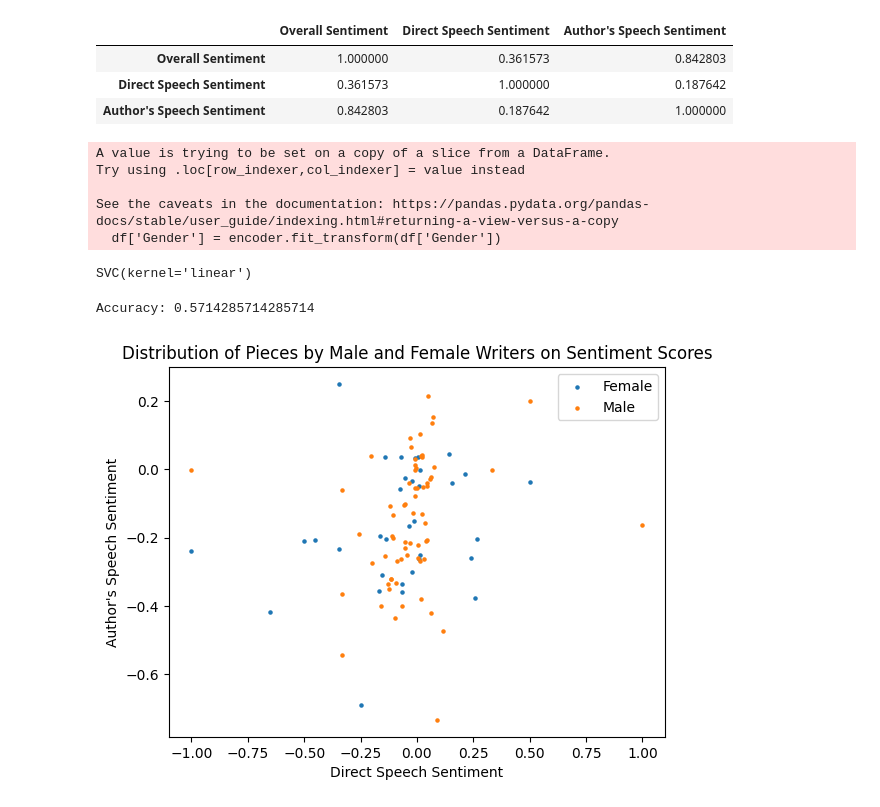
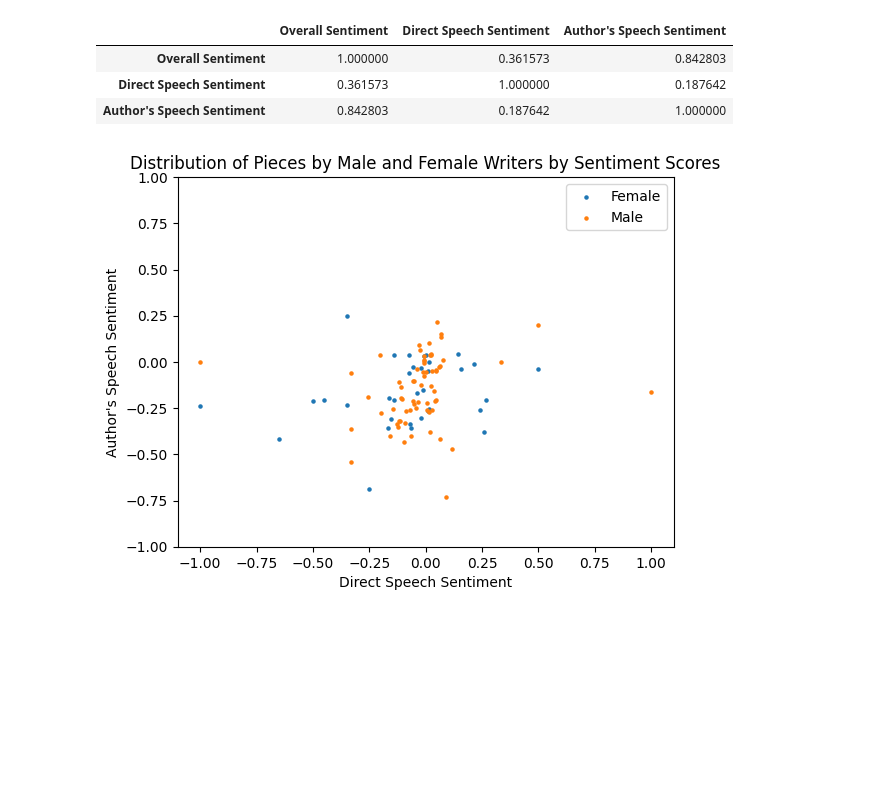
Before and after one commit to susurofu/Masculine-and-Feminine-Writing-in-Atomic-Bomb-Literature-A-Sentiment-Analysis-Approach, a Jupyter notebook: main.ipynb, the cells around one changed output. Drawn from its saved outputs; the diff is of its cells as text; code cells hidden in the pictures; blank space fills up the shorter version.

```diff
--- a/main.ipynb
+++ b/main.ipynb
@@ -155,11 +152,0 @@ df = data_set2[["Title", "Gender", "Overall Sentiment", "Direct Speech Sentiment
-# %%
-from sklearn.preprocessing import LabelEncoder
-
-encoder = LabelEncoder()
-df['Gender'] = encoder.fit_transform(df['Gender'])
-# %% [output]
-A value is trying to be set on a copy of a slice from a DataFrame.
-Try using .loc[row_indexer,col_indexer] = value instead
-
-See the caveats in the documentation: https://pandas.pydata.org/pandas-docs/stable/user_guide/indexing.html#returning-a-view-versus-a-copy
-  df['Gender'] = encoder.fit_transform(df['Gender'])
@@ -179,35 +153,18 @@ X_test_scaled = scaler.transform(X_test)
-# %%
-from sklearn.svm import SVC
-
-# Create and train the SVM classifier
-clf = SVC(kernel='linear')
-clf.fit(X_train_scaled, y_train)
-# %% [output]
-SVC(kernel='linear')
-# %%
-from sklearn.metrics import accuracy_score
-
-# Making predictions
-y_pred = clf.predict(X_test_scaled)
-
-# Evaluating the model
-print(f"Accuracy: {accuracy_score(y_test, y_pred)}")
-# %% [output]
-Accuracy: 0.5714285714285714
 # %%
 x_female = data_set2["Direct Speech Sentiment"][:34]
 x_male = data_set2["Direct Speech Sentiment"][34:]
 y_female = data_set2["Author's Speech Sentiment"][:34]
 y_male = data_set2["Author's Speech Sentiment"][34:]
 
 plt.scatter(x_female, y_female, label='Female', s=5)
 plt.scatter(x_male, y_male, label='Male', s=5)
-
+plt.yticks([-1, -0.75, -0.5, -0.25, 0, 0.25, 0.5, 0.75, 1])
+plt.xticks([-1, -0.75, -0.5, -0.25, 0, 0.25, 0.5, 0.75, 1])
 plt.legend()
-plt.title('Distribution of Pieces by Male and Female Writers on Sentiment Scores')
+plt.title('Distribution of Pieces by Male and Female Writers by Sentiment Scores')
 plt.xlabel('Direct Speech Sentiment')
 plt.ylabel("Author's Speech Sentiment")
-
+plt.savefig("data\\distribution of texts.jpg",dpi=300)
 plt.show()
 # %% [output]
-[figure, old version]
+[figure, new version]
```
Also changed, not shown: parts of 10 cells of this notebook, 20 other files.
